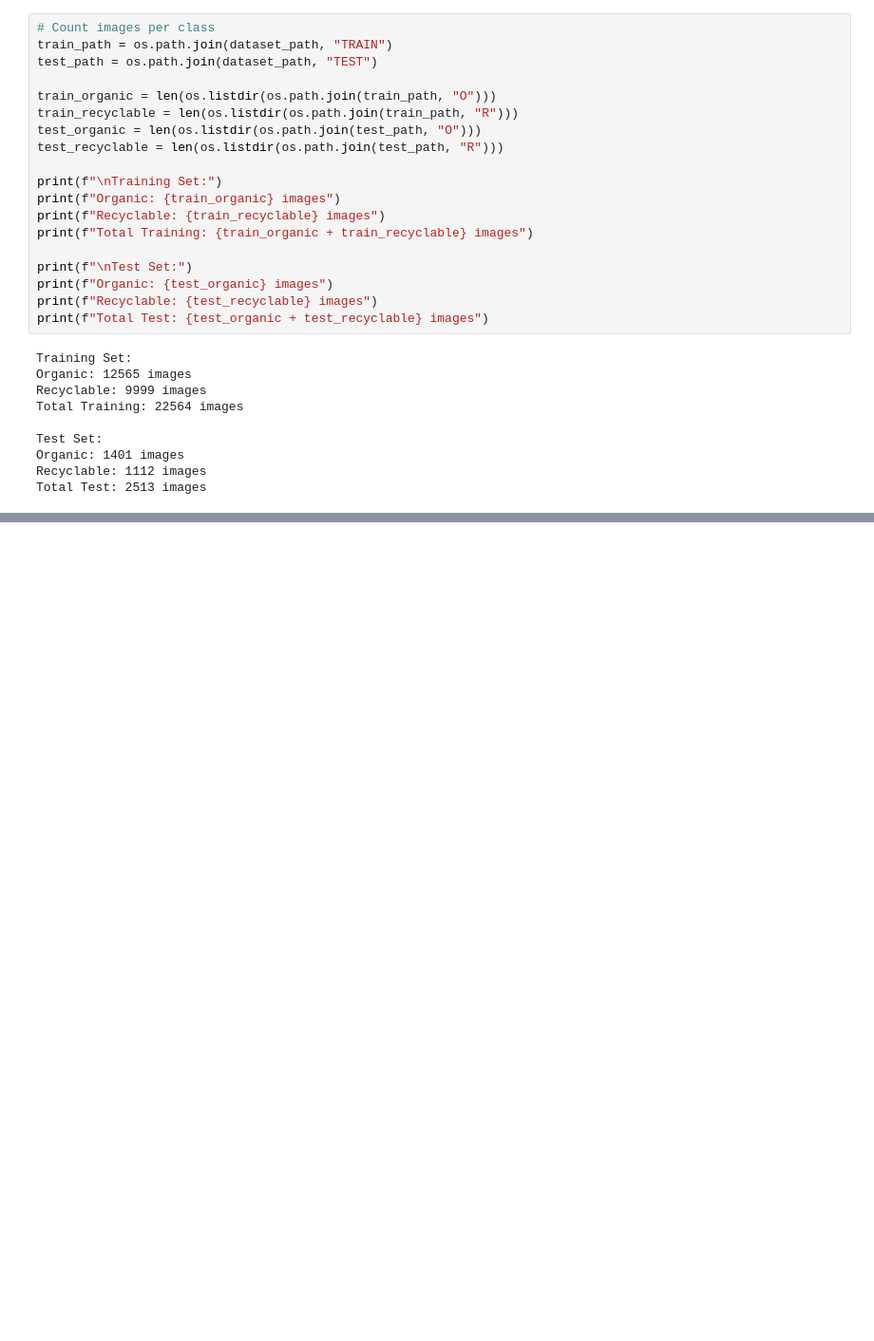
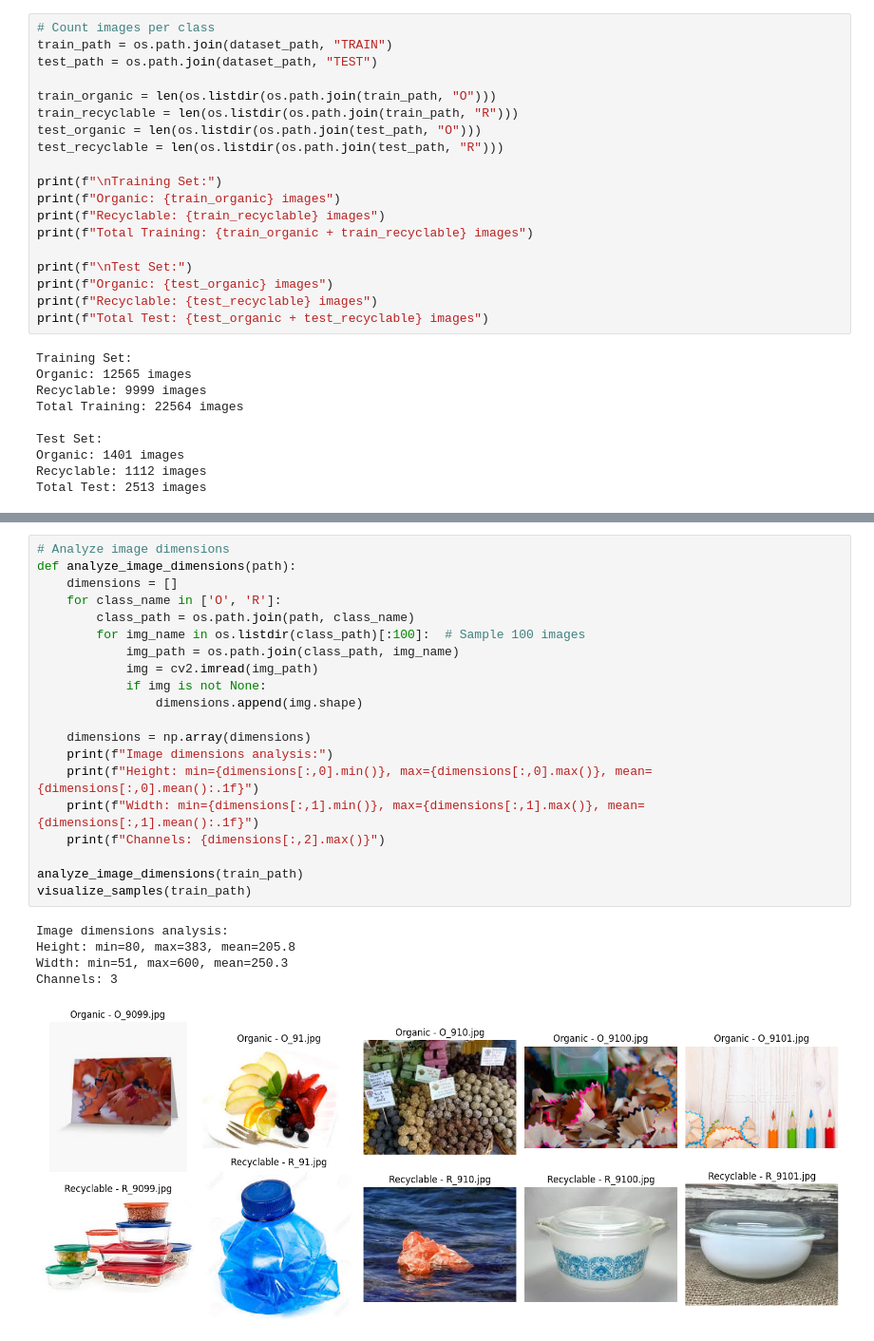
Before and after one commit to IT22283344/DL_Assignment, a Jupyter notebook: resnet50_waste_analysis.ipynb, the cells around one changed output, grey strips where cells are left out. Shown at 95% size. Cells and saved outputs as stored; diff of their text form; blank space fills up the shorter version.

```diff
--- a/resnet50_waste_analysis.ipynb
+++ b/resnet50_waste_analysis.ipynb
@@ -216,0 +230,26 @@ Channels: 3
+# %%
+# Analyze image dimensions
+def analyze_image_dimensions(path):
+    dimensions = []
+    for class_name in ['O', 'R']:
+        class_path = os.path.join(path, class_name)
+        for img_name in os.listdir(class_path)[:100]:  # Sample 100 images
+            img_path = os.path.join(class_path, img_name)
+            img = cv2.imread(img_path)
+            if img is not None:
+                dimensions.append(img.shape)
+
+    dimensions = np.array(dimensions)
+    print(f"Image dimensions analysis:")
+    print(f"Height: min={dimensions[:,0].min()}, max={dimensions[:,0].max()}, mean={dimensions[:,0].mean():.1f}")
+    print(f"Width: min={dimensions[:,1].min()}, max={dimensions[:,1].max()}, mean={dimensions[:,1].mean():.1f}")
+    print(f"Channels: {dimensions[:,2].max()}")
+
+analyze_image_dimensions(train_path)
+visualize_samples(train_path)
+# %% [output]
+Image dimensions analysis:
+Height: min=80, max=383, mean=205.8
+Width: min=51, max=600, mean=250.3
+Channels: 3
+[figure, added]
```
Also changed, not shown: parts of 5 cells of this notebook.
